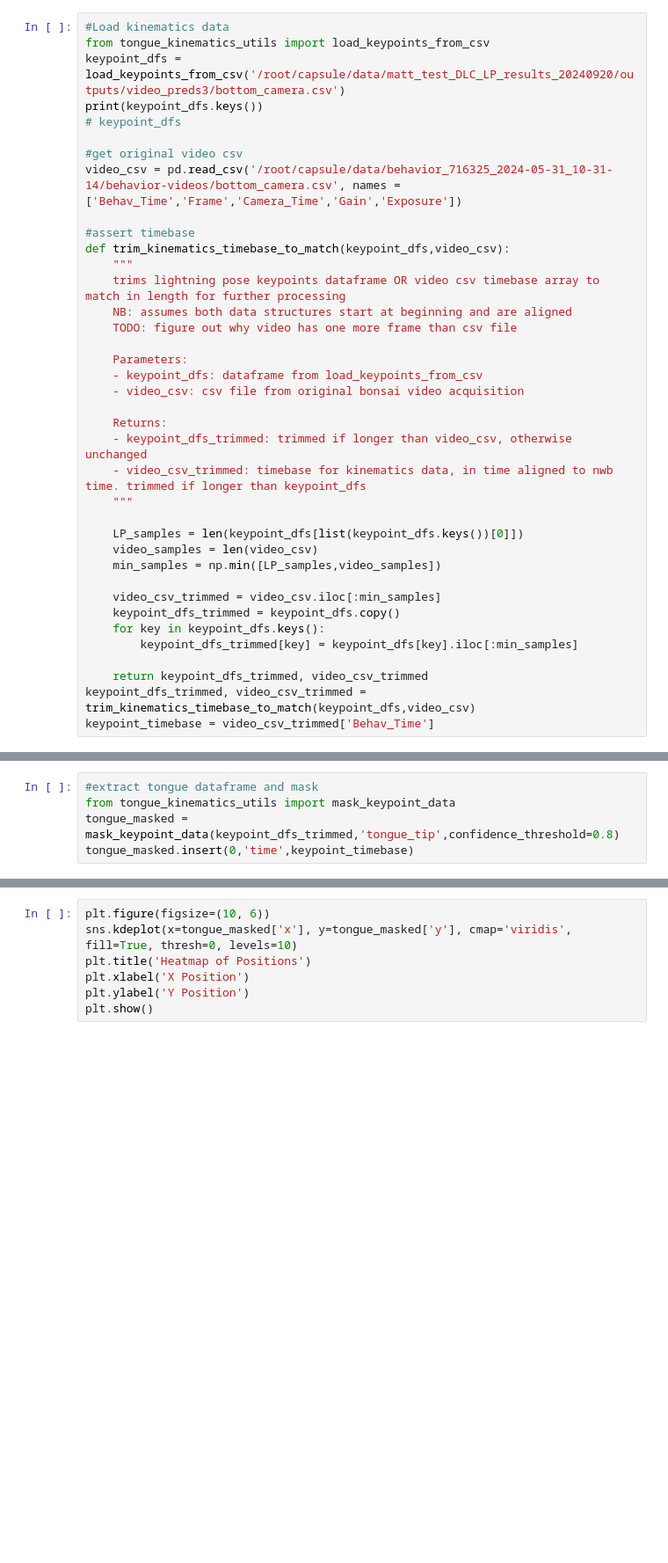
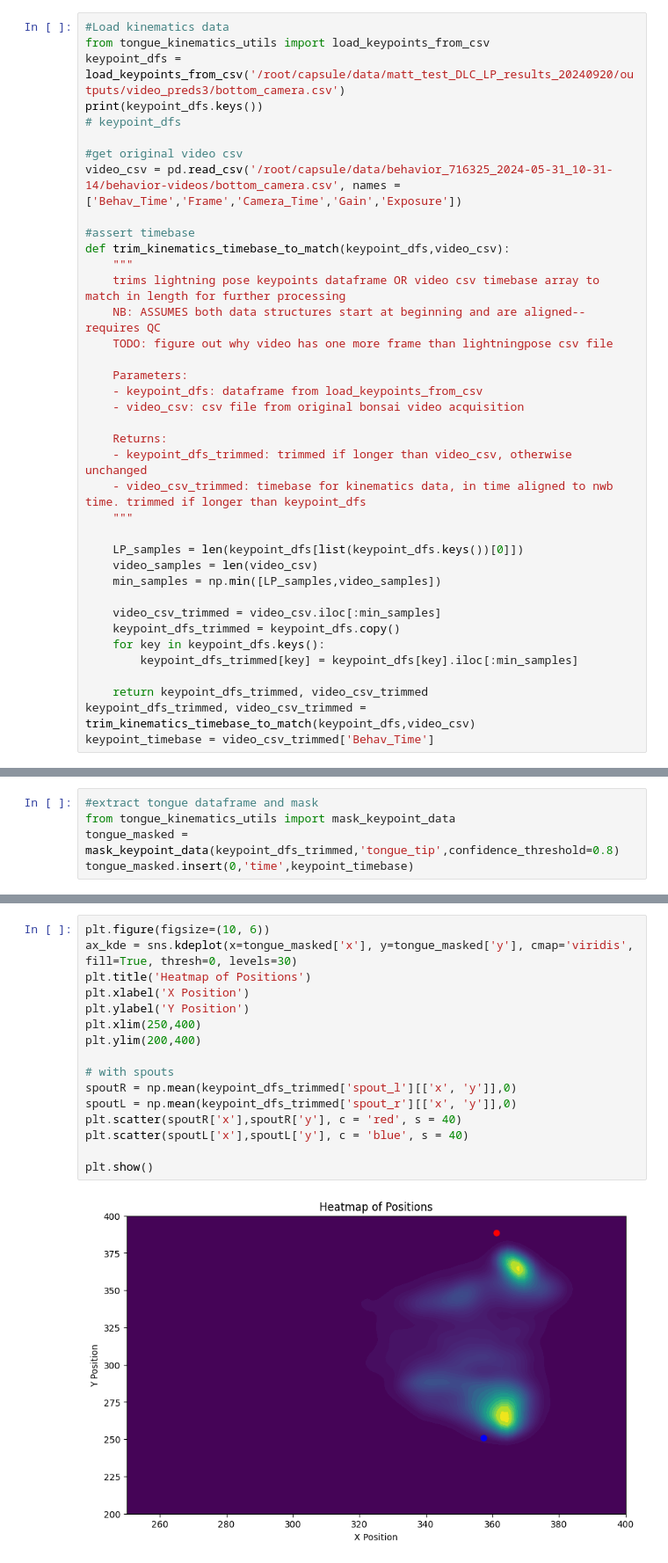
Before and after one commit to 1mattbecker/kinematics_analysis, a Jupyter notebook: code/tongue_kinematics.ipynb, the cells around one changed output, grey strips where cells are left out. Shown: that part at 88% size. Drawn from its saved outputs; the diff is of its cells as text; blank space fills up the shorter version.

```diff
--- a/code/tongue_kinematics.ipynb
+++ b/code/tongue_kinematics.ipynb
@@ -72,8 +72,8 @@ video_csv = pd.read_csv('/root/capsule/data/behavior_716325_2024-05-31_10-31-14/
 def trim_kinematics_timebase_to_match(keypoint_dfs,video_csv):
     """
     trims lightning pose keypoints dataframe OR video csv timebase array to match in length for further processing
-    NB: assumes both data structures start at beginning and are aligned
-    TODO: figure out why video has one more frame than csv file
+    NB: ASSUMES both data structures start at beginning and are aligned-- requires QC
+    TODO: figure out why video has one more frame than lightningpose csv file
 
     Parameters:
     - keypoint_dfs: dataframe from load_keypoints_from_csv
@@ -145,8 +145,19 @@ plt.show()
 [figure]
 # %%
 plt.figure(figsize=(10, 6))
-sns.kdeplot(x=tongue_masked['x'], y=tongue_masked['y'], cmap='viridis', fill=True, thresh=0, levels=10)
+ax_kde = sns.kdeplot(x=tongue_masked['x'], y=tongue_masked['y'], cmap='viridis', fill=True, thresh=0, levels=30)
 plt.title('Heatmap of Positions')
 plt.xlabel('X Position')
 plt.ylabel('Y Position')
+plt.xlim(250,400)
+plt.ylim(200,400)
+
+# with spouts
+spoutR = np.mean(keypoint_dfs_trimmed['spout_l'][['x', 'y']],0)
+spoutL = np.mean(keypoint_dfs_trimmed['spout_r'][['x', 'y']],0)
+plt.scatter(spoutR['x'],spoutR['y'], c = 'red', s = 40)
+plt.scatter(spoutL['x'],spoutL['y'], c = 'blue', s = 40)
+
 plt.show()
+# %% [output]
+[figure, added]
```
Also changed, not shown: parts of 2 cells of this notebook.
